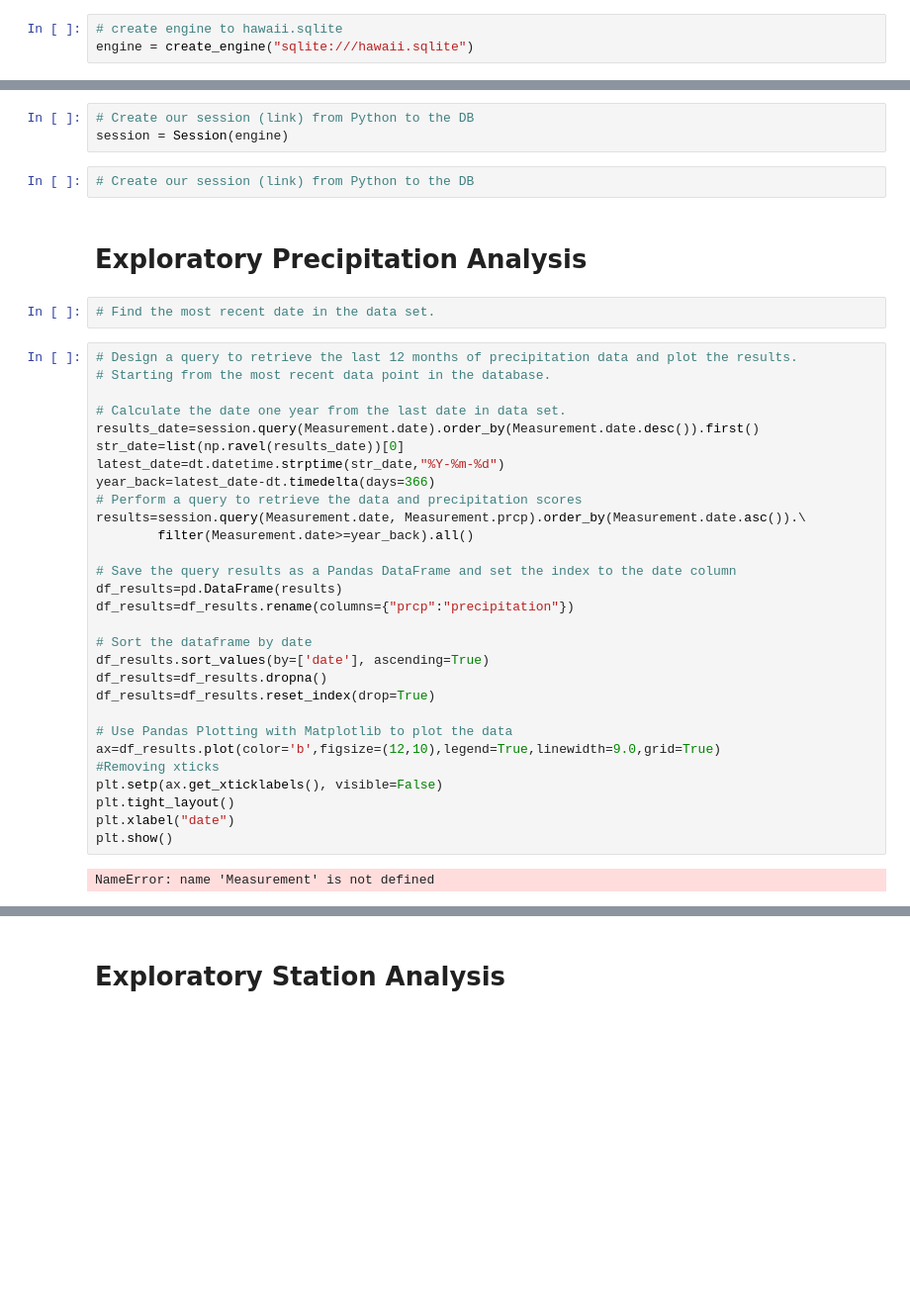
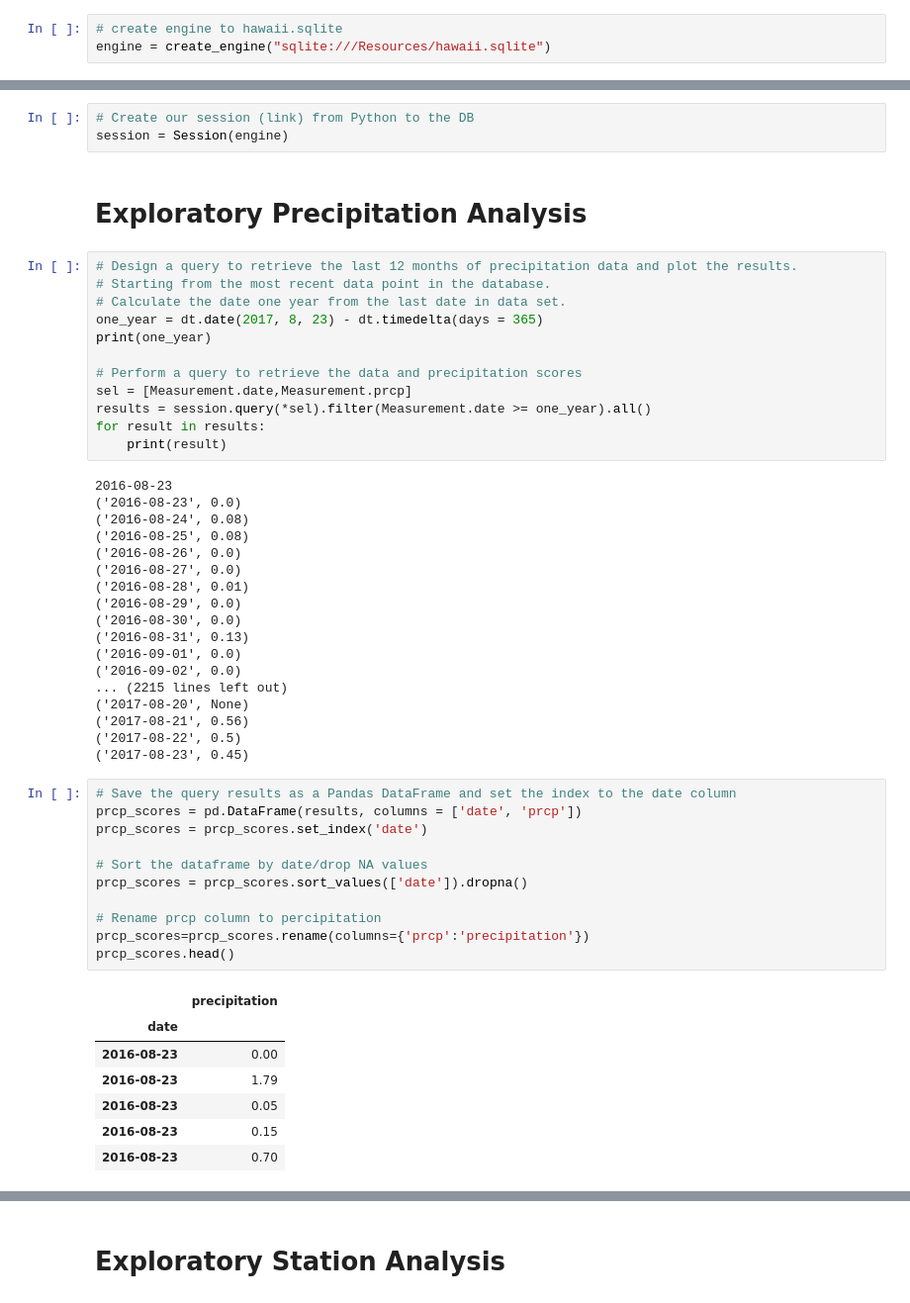
Before and after one commit to Cchristy212/sqlalchemy-challenge, a Jupyter notebook: climate_starter.ipynb, the cells around one changed output, grey strips where cells are left out. Shown: that part at 99% size. Saved outputs shown, nothing was run; the diff lists cells and outputs as text; blank space fills up the shorter version.

```diff
--- a/climate_starter.ipynb
+++ b/climate_starter.ipynb
@@ -18,5 +18,5 @@ from sqlalchemy import create_engine, func, desc
 # %%
 # create engine to hawaii.sqlite
-engine = create_engine("sqlite:///hawaii.sqlite")
+engine = create_engine("sqlite:///Resources/hawaii.sqlite")
 # %%
 # reflect an existing database into a new model
@@ -31,42 +35,56 @@ Base.classes.keys()
 # %%
 # Create our session (link) from Python to the DB
 session = Session(engine)
-# %%
-# Create our session (link) from Python to the DB
 # %% [markdown]
 # Exploratory Precipitation Analysis
-# %%
-# Find the most recent date in the data set.
 # %%
 # Design a query to retrieve the last 12 months of precipitation data and plot the results.
 # Starting from the most recent data point in the database.
+# Calculate the date one year from the last date in data set.
+one_year = dt.date(2017, 8, 23) - dt.timedelta(days = 365)
+print(one_year)
 
-# Calculate the date one year from the last date in data set.
-results_date=session.query(Measurement.date).order_by(Measurement.date.desc()).first()
-str_date=list(np.ravel(results_date))[0]
-latest_date=dt.datetime.strptime(str_date,"%Y-%m-%d")
-year_back=latest_date-dt.timedelta(days=366)
 # Perform a query to retrieve the data and precipitation scores
-results=session.query(Measurement.date, Measurement.prcp).order_by(Measurement.date.asc()).\
-        filter(Measurement.date>=year_back).all()
-
-# Save the query results as a Pandas DataFrame and set the index to the date column
-df_results=pd.DataFrame(results)
-df_results=df_results.rename(columns={"prcp":"precipitation"})
-
-# Sort the dataframe by date
-df_results.sort_values(by=['date'], ascending=True)
-df_results=df_results.dropna()
-df_results=df_results.reset_index(drop=True)
-
-# Use Pandas Plotting with Matplotlib to plot the data
-ax=df_results.plot(color='b',figsize=(12,10),legend=True,linewidth=9.0,grid=True)
-#Removing xticks
-plt.setp(ax.get_xticklabels(), visible=False)
-plt.tight_layout()
-plt.xlabel("date")
-plt.show()
+sel = [Measurement.date,Measurement.prcp]
+results = session.query(*sel).filter(Measurement.date >= one_year).all()
+for result in results:
+    print(result)
 # %% [output]
-NameError: name 'Measurement' is not defined
+2016-08-23
+('2016-08-23', 0.0)
+('2016-08-24', 0.08)
+('2016-08-25', 0.08)
+('2016-08-26', 0.0)
+('2016-08-27', 0.0)
+('2016-08-28', 0.01)
+('2016-08-29', 0.0)
+('2016-08-30', 0.0)
+('2016-08-31', 0.13)
+('2016-09-01', 0.0)
+('2016-09-02', 0.0)
+... (2215 lines left out)
+('2017-08-20', None)
+('2017-08-21', 0.56)
+('2017-08-22', 0.5)
+('2017-08-23', 0.45)
+# %%
+# Save the query results as a Pandas DataFrame and set the index to the date column
+prcp_scores = pd.DataFrame(results, columns = ['date', 'prcp'])
+prcp_scores = prcp_scores.set_index('date')
+
+# Sort the dataframe by date/drop NA values
+prcp_scores = prcp_scores.sort_values(['date']).dropna()
+
+# Rename prcp column to percipitation
+prcp_scores=prcp_scores.rename(columns={'prcp':'precipitation'})
+prcp_scores.head()
+# %% [output]
+|  | precipitation |
+| date |  |
+| 2016-08-23 | 0.00 |
+| 2016-08-23 | 1.79 |
+| 2016-08-23 | 0.05 |
+| 2016-08-23 | 0.15 |
+| 2016-08-23 | 0.70 |
 # %%
 # Use Pandas to calcualte the summary statistics for the precipitation data
```
Also changed, not shown: parts of 9 cells of this notebook.
